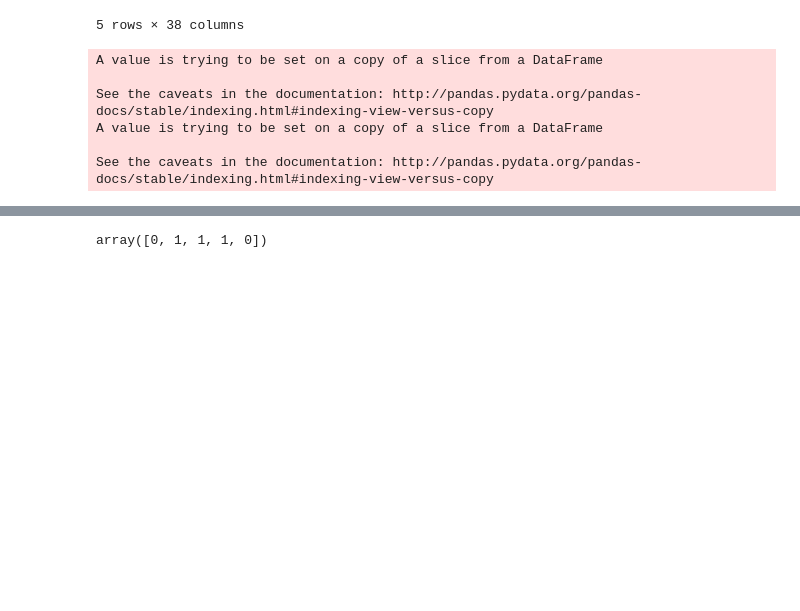
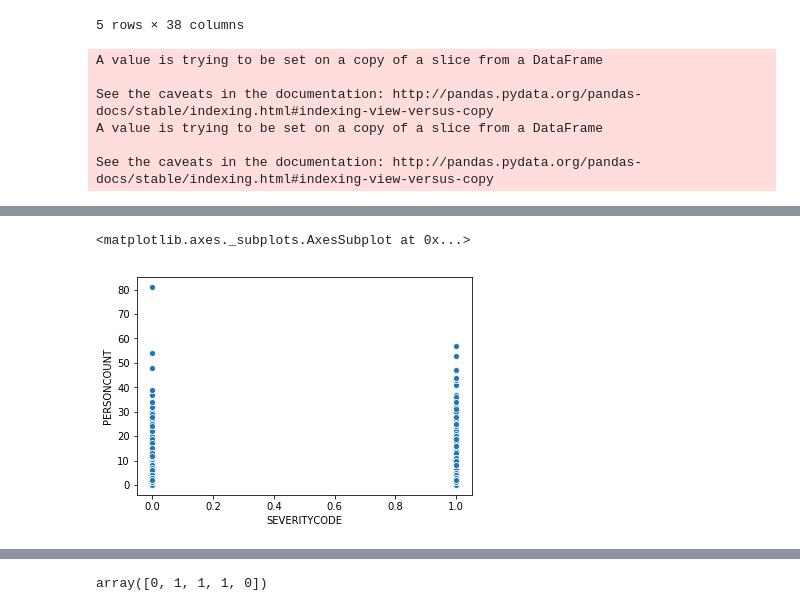
Before and after one commit to Vishal1707/capstone-project, a Jupyter notebook: capstone-project-notebook.ipynb, the cells around one changed output, grey strips where cells are left out. Saved outputs shown, nothing was run; the diff lists cells and outputs as text; code cells hidden in the pictures; blank space fills up the shorter version.

```diff
--- a/capstone-project-notebook.ipynb
+++ b/capstone-project-notebook.ipynb
@@ -17,8 +17,15 @@ import ibm_boto3
 
 def __iter__(self): return 0
 
-
-
+# @hidden_cell
+# The following code accesses a file in your IBM Cloud Object Storage. It includes your credentials.
+# You might want to remove those credentials before you share the notebook.
+client_4c29922a5e3c433ca64b0804907c0223 = ibm_boto3.client(service_name='s3',
+    ibm_api_key_id='rY1W6fQQ678Zaev1azIvBOTjptSiUWIakISe_IX5Kujj',
+    ibm_auth_endpoint="https://iam.cloud.ibm.com/oidc/token",
+    config=Config(signature_version='oauth'),
+    endpoint_url='https://s3.eu-geo.objectstorage.service.networklayer.com')
+body = client_4c29922a5e3c433ca64b0804907c0223.get_object(Bucket='capstoneproject-donotdelete-pr-hymvznjj8kflmz',Key='Data-Collisions.csv')['Body']
 
 # add missing __iter__ method, so pandas accepts body as file-like object
 if not hasattr(body, "__iter__"): body.__iter__ = types.MethodType( __iter__, body )
@@ -54,0 +83,10 @@ See the caveats in the documentation: http://pandas.pydata.org/pandas-docs/stabl
+# %%
+import seaborn as sns
+
+sns.scatterplot(data = df_data
+                ,x = 'SEVERITYCODE'
+                ,y = 'PERSONCOUNT'
+                )
+# %% [output]
+<matplotlib.axes._subplots.AxesSubplot at 0x...>
+[figure, added]
```
Also changed, not shown: parts of 2 cells of this notebook.
